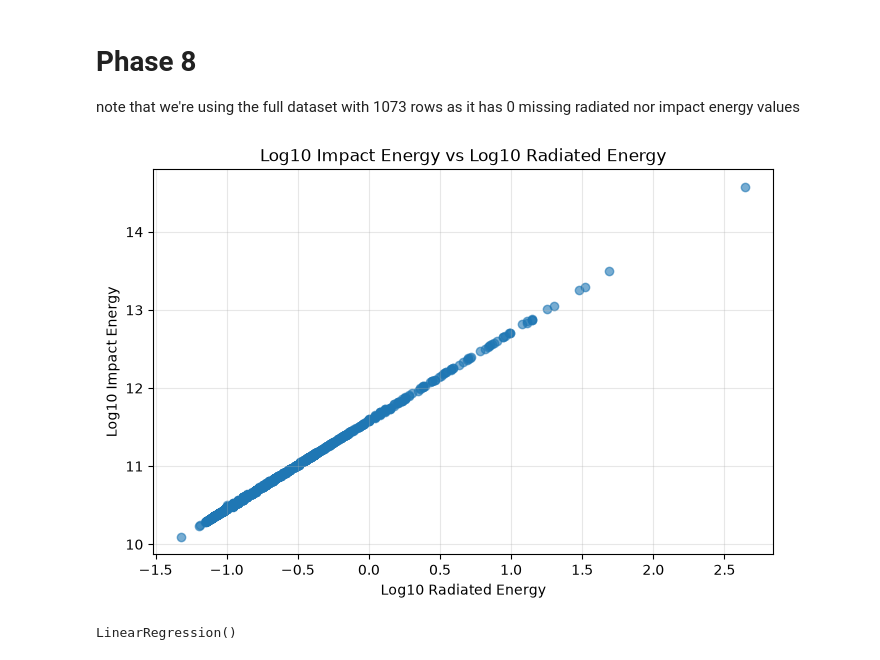
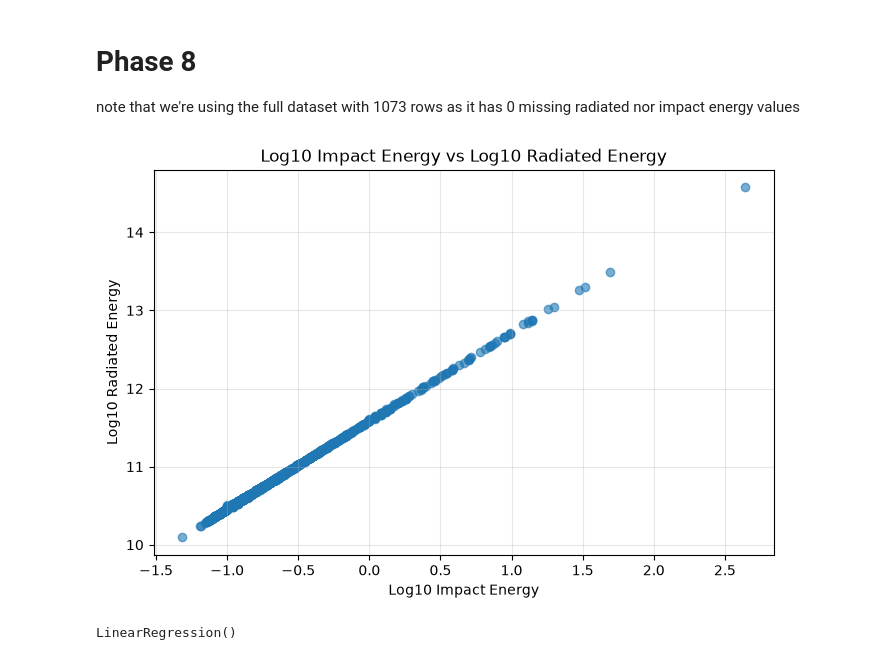
Before and after one commit to SepeZeus/TBA, a Jupyter notebook: fireball.ipynb, the cells around one changed output. Saved outputs shown, nothing was run; the diff lists cells and outputs as text; code cells hidden in the pictures.

```diff
--- a/fireball.ipynb
+++ b/fireball.ipynb
@@ -413,21 +413,21 @@ note that we're using the full dataset with 1073 rows as it has 0 missing radiat
 # %%
 
 plt.figure(figsize=(8, 5))
 
 plt.scatter(
     fireball_converted["Log10 Impact Energy (kt)"],
     fireball_converted["Log10 Radiated Energy (J)"],
     alpha=0.6
 )
 
-plt.xlabel("Log10 Radiated Energy")
-plt.ylabel("Log10 Impact Energy")
+plt.xlabel("Log10 Impact Energy")
+plt.ylabel("Log10 Radiated Energy")
 plt.title("Log10 Impact Energy vs Log10 Radiated Energy")
 
 plt.grid(alpha=0.3)
 plt.show()
 # %% [output]
-[figure, old version]
+[figure, new version]
 # %%
 from sklearn.model_selection import train_test_split
 from sklearn.linear_model import LinearRegression
```
Also changed, not shown: parts of 6 cells of this notebook.
